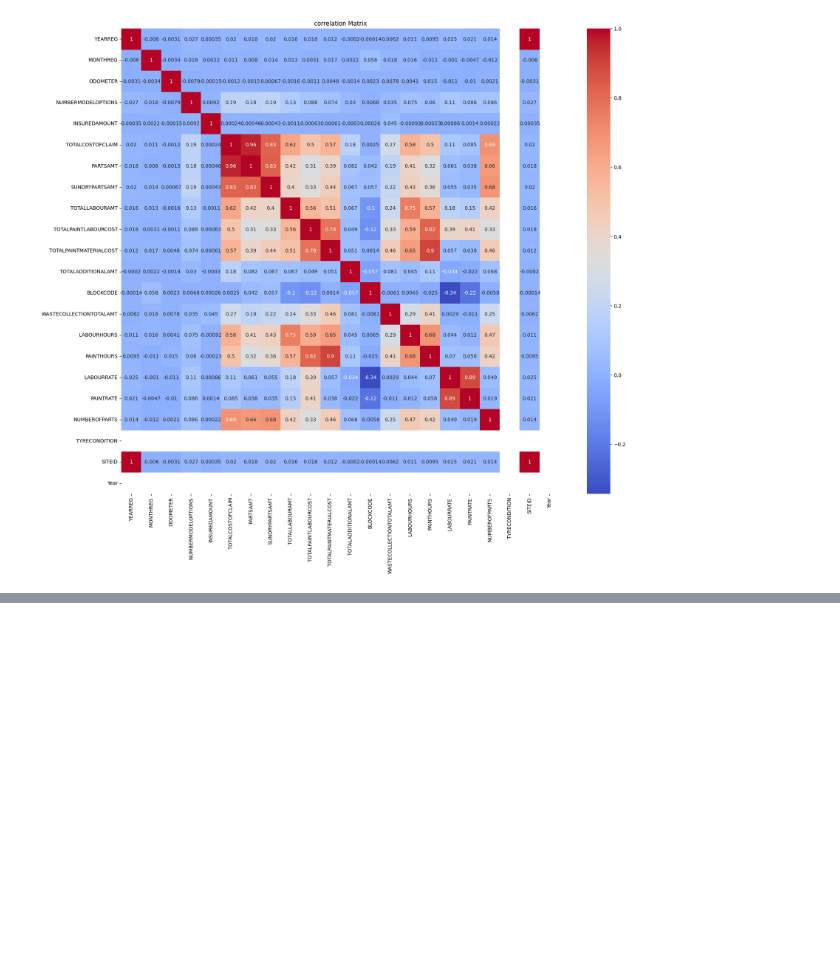
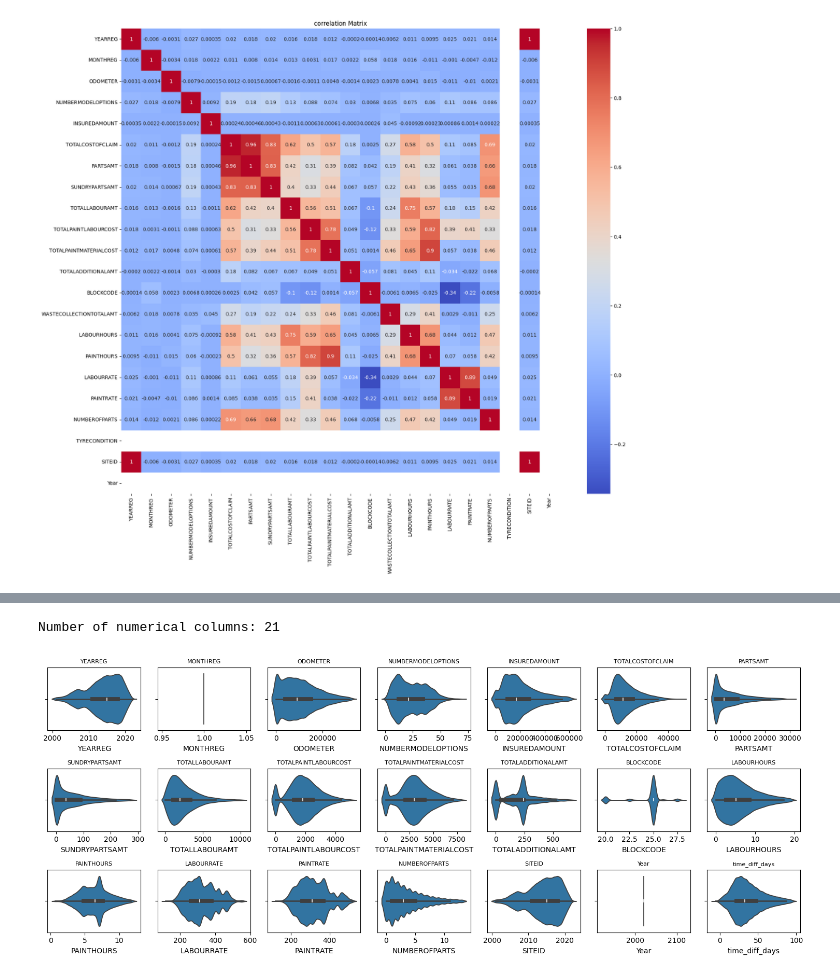
Before and after one commit to Catalyst365/machine-learning, a Jupyter notebook: regression_insurance_claims.ipynb, the cells around one changed output, grey strips where cells are left out. Drawn from its saved outputs; the diff is of its cells as text; code cells hidden in the pictures; blank space fills up the shorter version.

```diff
--- a/regression_insurance_claims.ipynb
+++ b/regression_insurance_claims.ipynb
@@ -73,0 +123,17 @@ df = df.drop(['WASTECOLLECTIONTOTALAMT'], axis=1)
+# %%
+def remove_outliers(df, column):
+    Q1 = df[column].quantile(0.25)
+    Q3 = df[column].quantile(0.75)
+    IQR = Q3 - Q1
+    lower_bound = Q1 - 1.5 * IQR
+    upper_bound = Q3 + 1.5 * IQR
+    return df[(df[column] >= lower_bound) & (df[column] <= upper_bound)]
+
+# apply to numerical columns
+for col in numerical_cols:
+    original_len = len(df)
+    df = remove_outliers(df, col)
+    print(f"Removed {original_len - len(df)} outliers from {col}")
+
+# check the new shape of the dataset
+print(f"New dataset shape: {df.shape}")
@@ -73,0 +158,26 @@ df = df.drop(['WASTECOLLECTIONTOTALAMT'], axis=1)
+# %%
+# filter numerical columns for outlier visualization
+numerical_cols = df.select_dtypes(include=['float64', 'int64']).columns
+print(f"Number of numerical columns: {len(numerical_cols)}")
+
+# create subplots for numerical columns only
+n_cols = 7  # Number of columns in the subplot grid
+n_rows = (len(numerical_cols) + n_cols - 1) // n_cols  # Calculate rows needed
+
+fig, ax = pl.subplots(nrows=n_rows, ncols=n_cols, figsize=(15, n_rows * 2))
+ax = ax.flatten()  # Flatten the 2D array of axes for easier indexing
+
+# plot violin plots for numerical columns
+for i, col in enumerate(numerical_cols):
+    sns.violinplot(x=df[col], orient='h', ax=ax[i])
+    ax[i].set_title(col, fontsize=8)
+
+# remove empty subplots if any
+for i in range(len(numerical_cols), len(ax)):
+    fig.delaxes(ax[i])
+
+pl.tight_layout()
+pl.show()
+# %% [output]
+Number of numerical columns: 21
+[figure, added]
```
Also changed, not shown: parts of 14 cells of this notebook.
